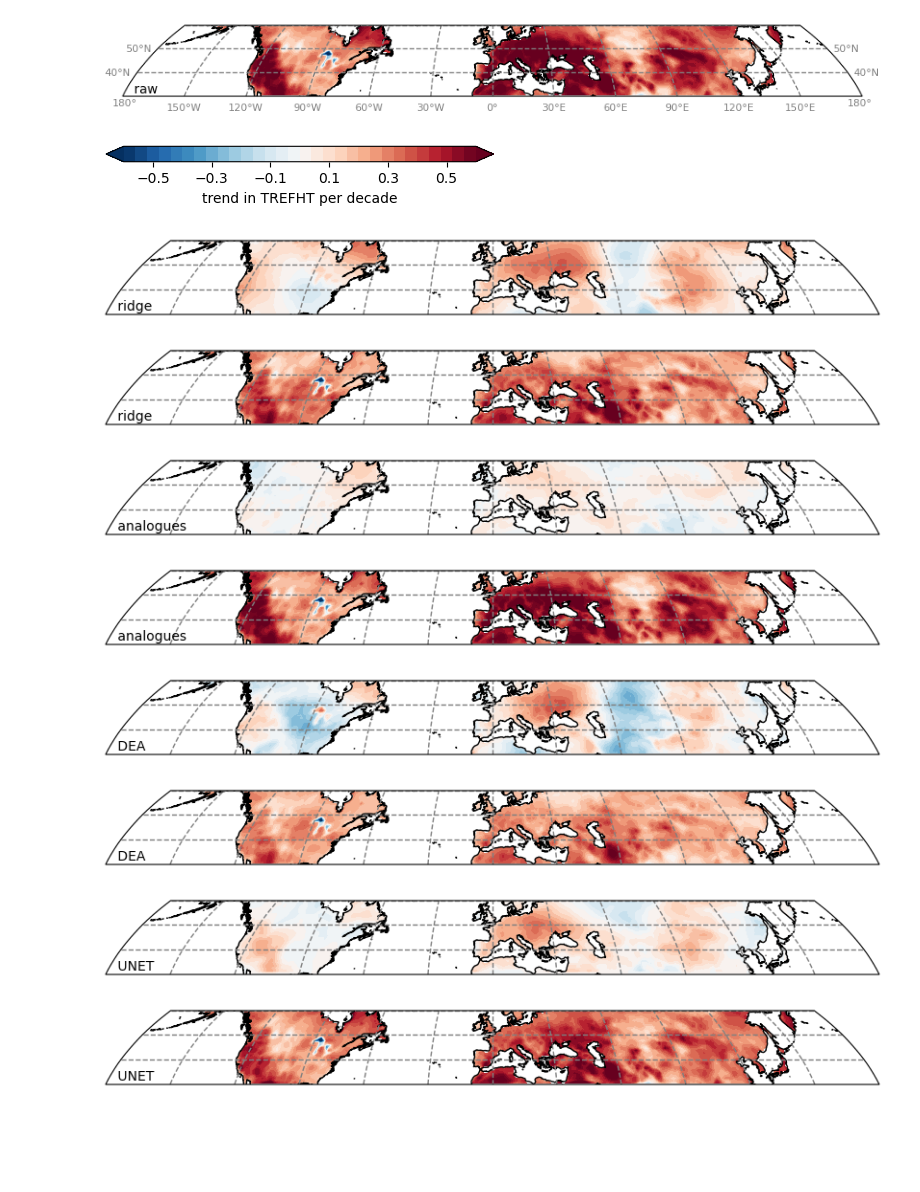
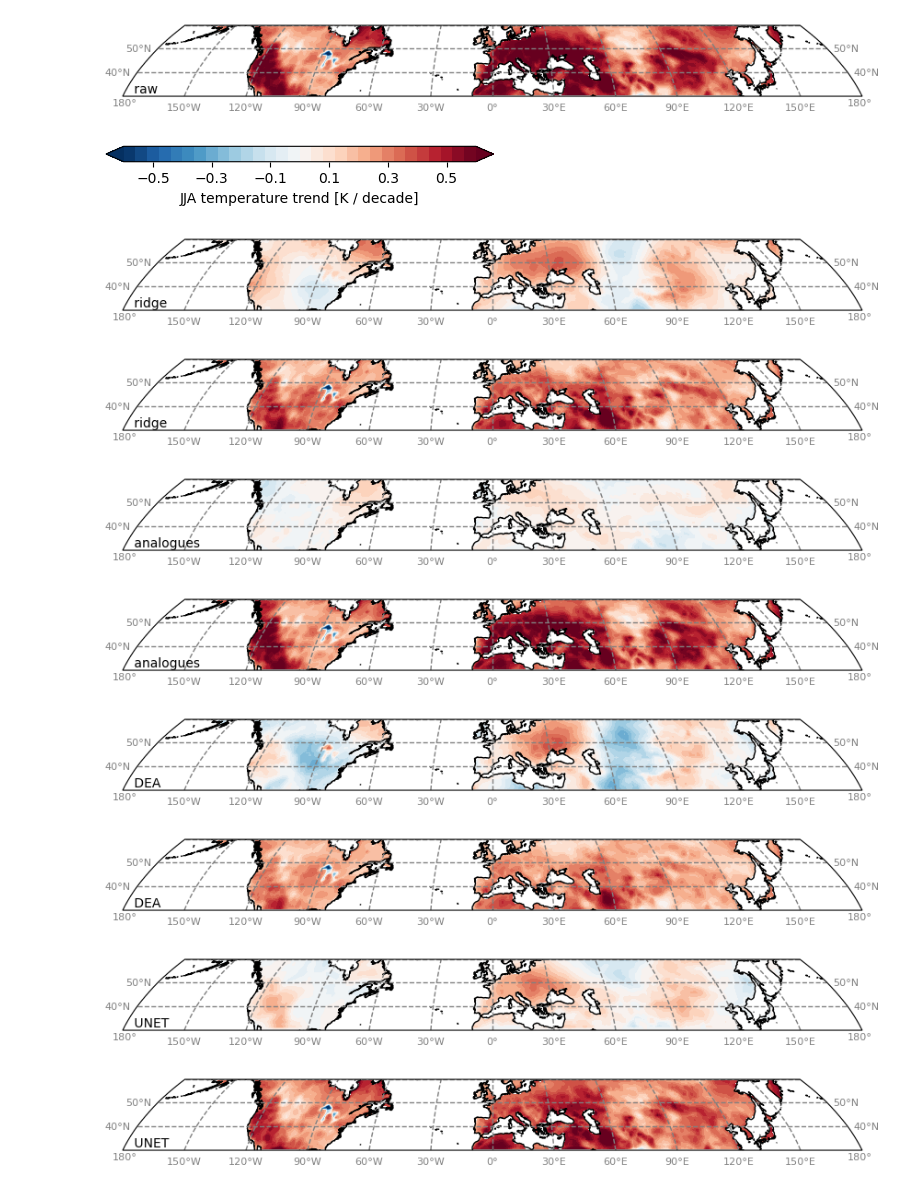
Before and after one commit to peterpeterp/circ_contribution_to_JJA_trends, a Jupyter notebook: 2_application_to_ERA5.ipynb, the cells around one changed output. Saved outputs shown, nothing was run; the diff lists cells and outputs as text; code cells hidden in the pictures; blank space fills up the shorter version.

```diff
--- a/2_application_to_ERA5.ipynb
+++ b/2_application_to_ERA5.ipynb
@@ -35,4 +32,4 @@ tas = tas.assign_coords(lon=(tas.lon + 180) % 360 - 180)
 tas = tas.assign_coords(lat=tas.lat.round(3))
 tas = tas.groupby(tas.time.dt.year).mean()
 tas = tas.loc[:,:60]
-trend_dict[f"raw_{y1}-{y2}"] = tas.polyfit('year', deg=1)['polyfit_coefficients'][0].squeeze()
+trend_dict[f"raw_{y1}-{y2}"] = get_slope_and_pval(tas)
@@ -59,3 +36,31 @@ for component in ['circ','thermo']:
+# %%
+out_path = '/climca/people/ppfleiderer/decomposition/decomp_out'
+y1,y2 = period
+cc = decomp_ERA5(target_variable=target_variable, months=months, period=period)
+cc.target_open(0, 360, 30, 70, var_name_in_file='var167', cdo_options='-remapcon,r360x180')
+for component in ['circ','thermo']:
+    tab = pd.read_csv(f'{out_path}/{tag}_stream_{y1}-{y2}/ERA5_predict_{component}.csv', index_col=0).sort_index()
+    lat = np.unique(tab.lat.values)
+    lon = np.unique(tab.lon.values)
+    tas = xr.DataArray(
+            tab.iloc[:,3:].values.reshape((len(lat),len(lon),-1)),
+            dims=['lat','lon','time'],
+            coords=dict(
+                lat=lat,
+                lon=lon,
+                time=[datetime.datetime(int(t.split('-')[0]),int(t.split('-')[1]),int(t.split('-')[2])) for t in tab.columns[3:]]
+                )
+        )
+    tas = tas.transpose('time','lat','lon')
+
+    tas = tas.assign_coords(lon=(tas.lon + 180) % 360 - 180)
+    tas = tas.assign_coords(year=tas.time.dt.year)
+    tas = tas.assign_coords(lat=tas.lat.round(3))
+    tas = tas.swap_dims({'time': 'year'})
+    tas = tas.loc[y1:y2].roll(lon=144, roll_coords=True)
+    tas = tas[np.isin(tas.time.dt.month,months)].loc[:,30:70]
+    tas = tas.groupby('year').mean().load()
+    trend_dict[f"ridge_{component}_{y1}-{y2}"] = get_slope_and_pval(tas)
 # %%
 data_path = '/climca/data/ETH2LIM/ETH2LIM/for_sebastian'
 y1,y2 = period
@@ -75,7 +82,7 @@ trend_dict[f'analog_thermo_{y1}-{y2}'] = trend_dict[f'raw_{y1}-{y2}'] - trend_di
 # %%
 for component in ['circ','thermo']:
-    y = xr.load_dataarray(f'/climca/people/ppfleiderer/decomposition/DEA_homer/ERA5_trend_{y1}-{y2}_{component}.nc')
-    y = y.loc[:60]
+    y = xr.load_dataset(f'/climca/people/ppfleiderer/decomposition/DEA_homer/ERA5_trend_{y1}-{y2}_{component}.nc')
+    y = y.sel(lat=slice(30,60))
     y = y.assign_coords(lon=(y.lon + 180) % 360 - 180)
     trend_dict[f"DEA_{component}_{y1}-{y2}"] = y
 # %%
@@ -120,10 +127,10 @@ savefig(f"ERA5_trend_map_raw_{y1}-{y2}")
 [figure]
 # %%
 fig,ax = plt.subplots(figsize=(5, 0.2))
-plt.colorbar(im, cax=ax, orientation='horizontal', label=f'trend in {target_variable} per decade', ticks=[-0.5, -0.3, -0.1, 0.1, 0.3, 0.5])
+plt.colorbar(im, cax=ax, orientation='horizontal', label=f'JJA temperature trend [K / decade]', ticks=[-0.5, -0.3, -0.1, 0.1, 0.3, 0.5])
 savefig(f"trend_maps_cbar_{maxabs}")
 # %% [output]
-[figure, old version]
+[figure, new version]
 # %%
 to_plot = {
     'ridge' : 'ridge',
@@ -134,22 +141,31 @@ to_plot = {
 # %%
 
 for name,long_name in to_plot.items():
     for component in ['circ','thermo']:
         y = trend_dict[f"{name}_{component}_{y1}-{y2}"]
         y = y.loc[30:60].roll(lon=int(0.5*y.shape[1]), roll_coords=True)
         fig,ax = plt.subplots(nrows=1, figsize=(12,1), subplot_kw={'projection': cartopy.crs.Robinson()})
         ax.set_extent(extent, crs=cartopy.crs.PlateCarree())
         ax.coastlines()
         im = ax.contourf(y.lon, y.lat, y * 10, transform=cartopy.crs.PlateCarree(), cmap='RdBu_r', levels=levels, extend='both')
-c
+
+        gl = ax.gridlines(crs=cartopy.crs.PlateCarree(), draw_labels=True,
+                        linewidth=1, color='gray', alpha=1, linestyle='--')
+        gl.top_labels = False
+        gl.xlocator = matplotlib.ticker.FixedLocator(np.arange(-180,200,30,'int'))
+        gl.ylocator = matplotlib.ticker.FixedLocator(np.arange(40,61,10,'int'))
+        gl.xlabel_style = {'size': 8, 'color': 'gray'}
+        gl.ylabel_style = {'size': 8, 'color': 'gray'}
+
+        ax.annotate(f" {long_name}", xy=(0.01,0.05), xycoords='axes fraction', fontsize=10)
 
         savefig(f"ERA5_trend_map_{name}_{component}_{y1}-{y2}")
 # %% [output]
-[figure, old version]
+[figure, new version]
-[figure, old version]
+[figure, new version]
-[figure, old version]
+[figure, new version]
-[figure, old version]
+[figure, new version]
-[figure, old version]
+[figure, new version]
-[figure, old version]
+[figure, new version]
-[figure, old version]
+[figure, new version]
-[figure, old version]
+[figure, new version]
```
Also changed, not shown: parts of 4 cells of this notebook, 8 other files.
